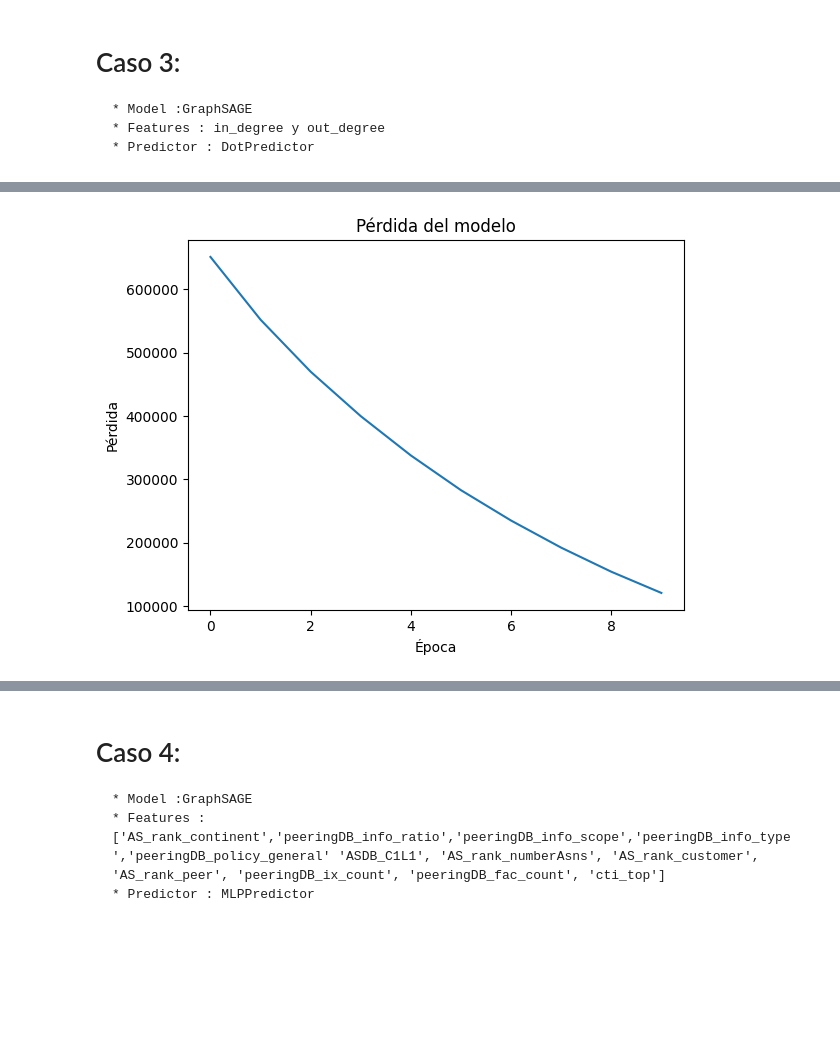
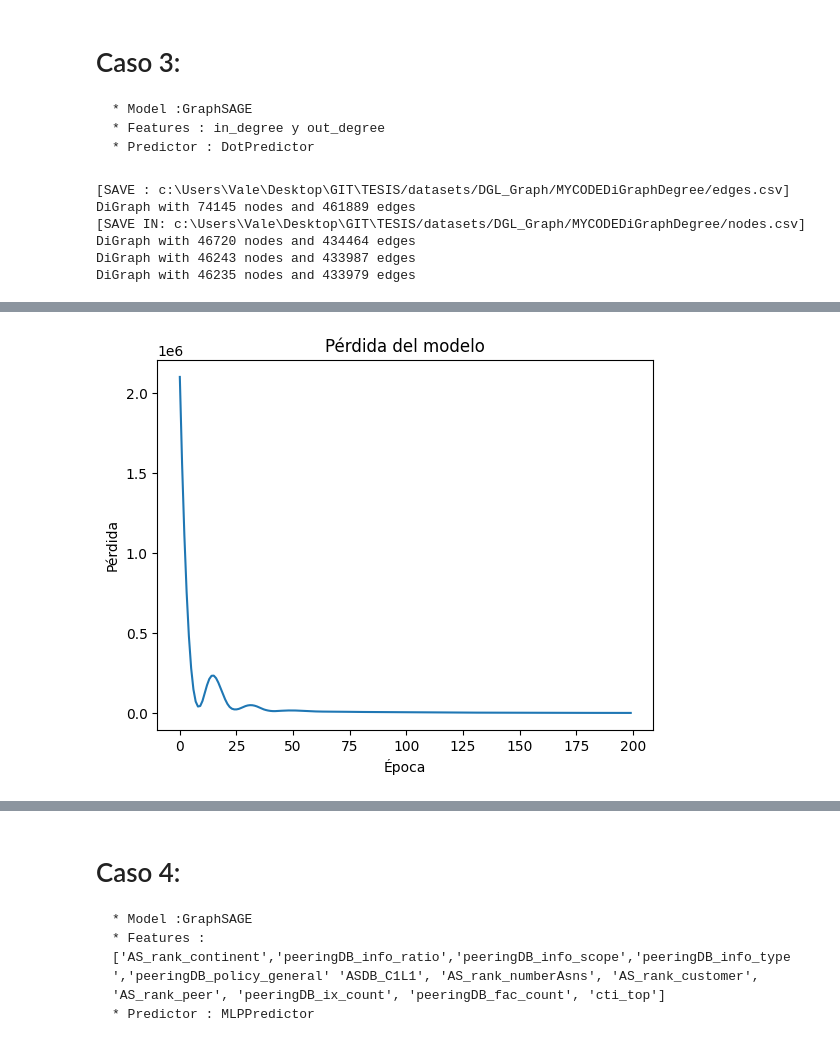
Before and after one commit to valesteban/TESIS, a Jupyter notebook: trainingBinaryClass.ipynb, the cells around one changed output, grey strips where cells are left out. Drawn from its saved outputs; the diff is of its cells as text; code cells hidden in the pictures; blank space fills up the shorter version.

```diff
--- a/trainingBinaryClass.ipynb
+++ b/trainingBinaryClass.ipynb
@@ -55,10 +55,13 @@ optimizer = torch.optim.Adam(itertools.chain(model.parameters(), pred.parameters
 # ----------- 4. training -------------------------------- #
 
 # Lista para almacenar los valores de pérdida
-loss_values = []
+model_complexity = []
 
 acc_val = []
 acc_train = []
+
+train_error = []
+val_error = []
 
 for e in range(100):
   # forward
@@ -69,7 +72,15 @@ for e in range(100):
 #   # print("[LABELS]",labels)
 #   # print("[SCORES]",scores)
   loss = F.binary_cross_entropy_with_logits(scores[train_mask], labels[train_mask])
-  loss_values.append(loss.item())
+  train_error.append(loss.item())
+
+  # Calcular la pérdida en el conjunto de validación
+  val_loss = F.binary_cross_entropy_with_logits(scores[gnn.val_mask], labels[gnn.val_mask])
+  val_error.append(val_loss.item())
+
+
+  # Guardar la complejidad del modelo (aquí usamos el número de épocas)
+  model_complexity.append(e + 1)
 
   # Convertir los logits en predicciones binarias (0 o 1)
   preds = torch.sigmoid(scores) > 0.5
@@ -96,14 +107,6 @@ for e in range(100):
     # print(f'AUC {roc_auc_score(labels.detach().numpy(), scores.detach().numpy())}') #NO PODER DETACH!!!!!!!!!!!!!!
 # print(f'AUC {roc_auc_score(labels.detach().numpy(), scores.detach().numpy())}')
 
-# Graficar la pérdida
-
-plt.plot(loss_values)
-plt.title('Pérdida del modelo')
-plt.ylabel('Pérdida')
-plt.xlabel('Época')
-plt.show()
-
 # Graficar la precisión en el conjunto de entrenamiento y validación
 plt.figure()
 plt.plot(acc_train, label='Entrenamiento')
@@ -113,6 +116,17 @@ plt.ylabel('Precisión')
 plt.xlabel('Época')
 plt.legend()
 plt.show()
+
+# Graficar Error en el conjunto de entrenamiento y validación
+plt.figure(figsize=(8, 6))
+plt.plot(model_complexity, train_error, label='Training Sample', color='cyan', linewidth=2)
+plt.plot(model_complexity, val_error, label='Test Sample', color='red', linewidth=2)
+plt.xlabel('Model Complexity')
+plt.ylabel('Prediction Error')
+plt.title('Overfitting')
+plt.legend()
+plt.grid(True)
+plt.show()
 # %% [output]
 Done loading data from cached files.
 None
@@ -269,6 +284,38 @@ weighted avg     0.9507    0.9491    0.9495    173405
     * Model :GraphSAGE
     * Features : in_degree y out_degree
     * Predictor : DotPredictor
+# %%
+# Crear dataset
+""" node_id,feat
+ 1,"10, 7"
+ 7843,"33, 54"
+
+ """
+import os
+from modules.graph import Graph
+
+path_dataset = os.getcwd() + "/datasets/DGL_Graph/MYCODEDiGraphDegree/"
+graph = Graph(path_dataset, debug=True)
+
+# 1.- Creo topologia dataset y label
+type = "DiGraph"
+file_path = "datasets/CAIDA_AS_Relationships/Serial_2/20220701.as-rel2.txt.bz2"  # Path archivos Relationships para creacion de topologia y etiquetado
+graph.read_from_relationship_edgelist(file_path,type)
+
+# # 2.- Creo archivo nodes.csv con las features de los nodos que se van a aocupar y lo agrego a  dataset_dic de la clase
+features_filename = "datasets/GNN_INTERNET_DATA/node_features.csv"
+graph.only_degree_features_nodes(features_filename)
+
+graph.remove_nodes_degree(1)
+graph.remove_nodes_degree(1)
+graph.remove_nodes_degree(1)
+# %% [output]
+[SAVE : c:\Users\Vale\Desktop\GIT\TESIS/datasets/DGL_Graph/MYCODEDiGraphDegree/edges.csv]
+DiGraph with 74145 nodes and 461889 edges
+[SAVE IN: c:\Users\Vale\Desktop\GIT\TESIS/datasets/DGL_Graph/MYCODEDiGraphDegree/nodes.csv]
+DiGraph with 46720 nodes and 434464 edges
+DiGraph with 46243 nodes and 433987 edges
+DiGraph with 46235 nodes and 433979 edges
 # %%
 # dataset con features de nodos unicamente degrees
 data_path = "datasets/DGL_Graph/MYCODEDiGraphDegree/"
@@ -305,7 +352,7 @@ optimizer = torch.optim.Adam(itertools.chain(model.parameters(), pred.parameters
 # Lista para almacenar los valores de pérdida
 loss_values = []
 
-for e in range(10):
+for e in range(200):
   # forward
   h = model(gnn.dgl_graph, gnn.dgl_graph.ndata['feat'])
   scores =  pred(gnn.dgl_graph, h)
@@ -348,4 +402,4 @@ In epoch 0, loss: 651020.0
-[figure, old version]
+[figure, new version]
 # %%
 true_labels = gnn.dgl_graph.edata["Relationship"][test_mak]
 predicted_scores = scores.detach().numpy()[test_mak]
```
Also changed, not shown: parts of 8 cells of this notebook, 1 other file.
